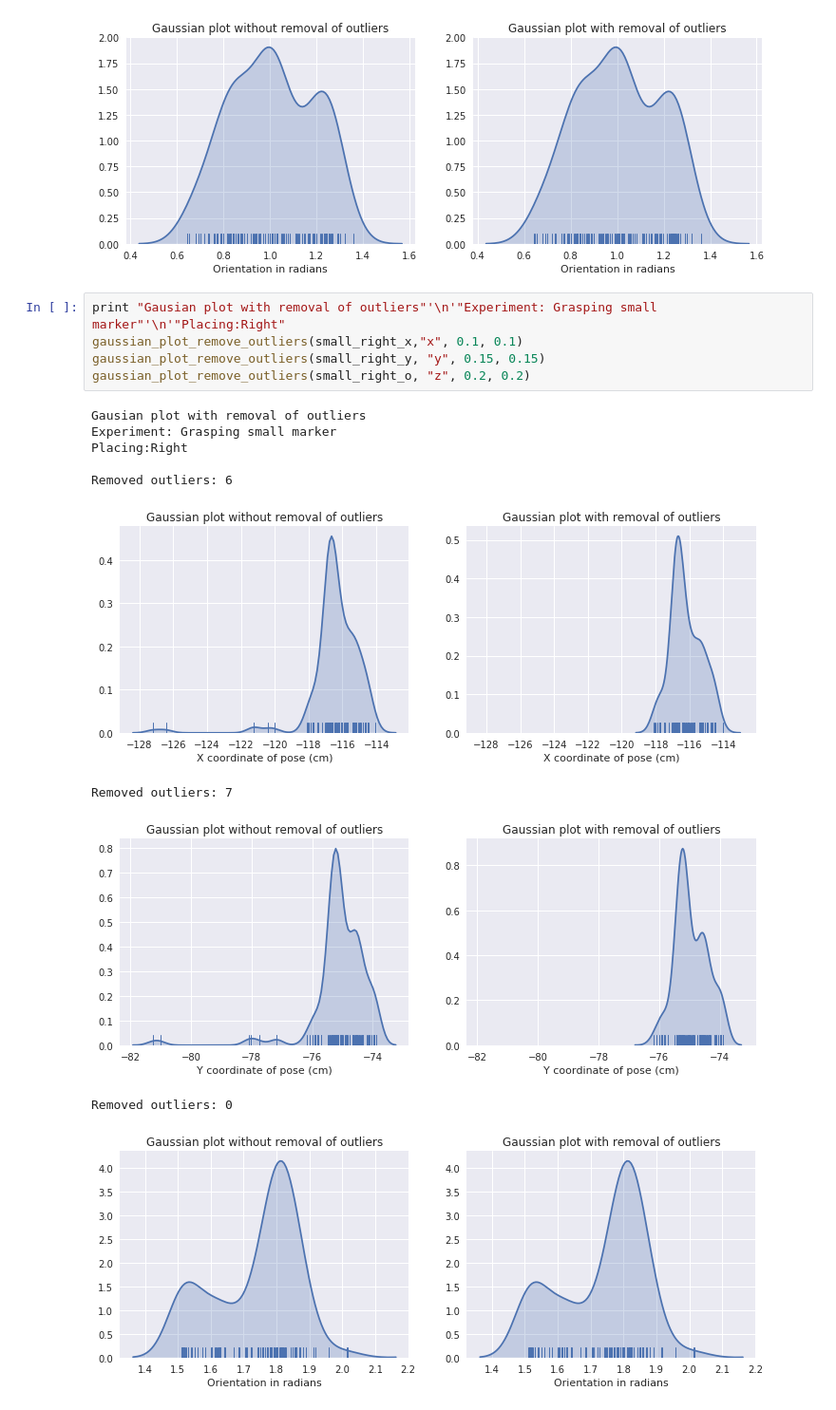
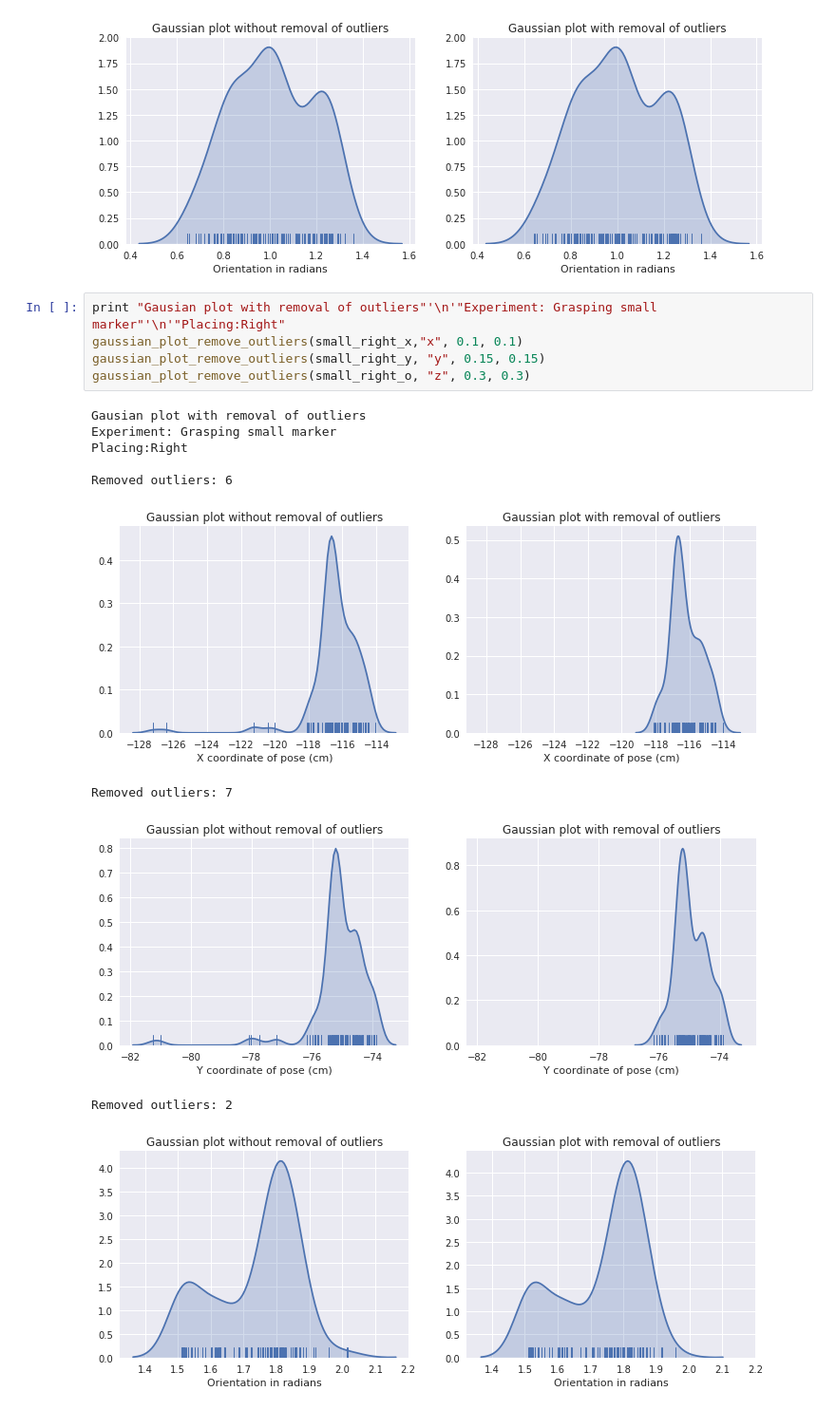
Before and after one commit to aaqib49/see, a Jupyter notebook: python_notebooks/Merged_data_plots_small.ipynb, the cells around one changed output. Shown: that part at 95% size. Cells and saved outputs as stored; diff of their text form.

```diff
--- a/python_notebooks/Merged_data_plots_small.ipynb
+++ b/python_notebooks/Merged_data_plots_small.ipynb
@@ -359,16 +361,16 @@ Removed outliers: 0
 # %%
 print "Gausian plot with removal of outliers"'\n'"Experiment: Grasping small marker"'\n'"Placing:Right"
 gaussian_plot_remove_outliers(small_right_x,"x", 0.1, 0.1)
 gaussian_plot_remove_outliers(small_right_y, "y", 0.15, 0.15)
-gaussian_plot_remove_outliers(small_right_o, "z", 0.2, 0.2)
+gaussian_plot_remove_outliers(small_right_o, "z", 0.3, 0.3)
 # %% [output]
 Gausian plot with removal of outliers
 Experiment: Grasping small marker
 Placing:Right
 
 Removed outliers: 6
 [figure]
 Removed outliers: 7
 [figure]
-Removed outliers: 0
+Removed outliers: 2
-[figure, old version]
+[figure, new version]
```
Also changed, not shown: parts of 9 cells of this notebook, 2 other files.
